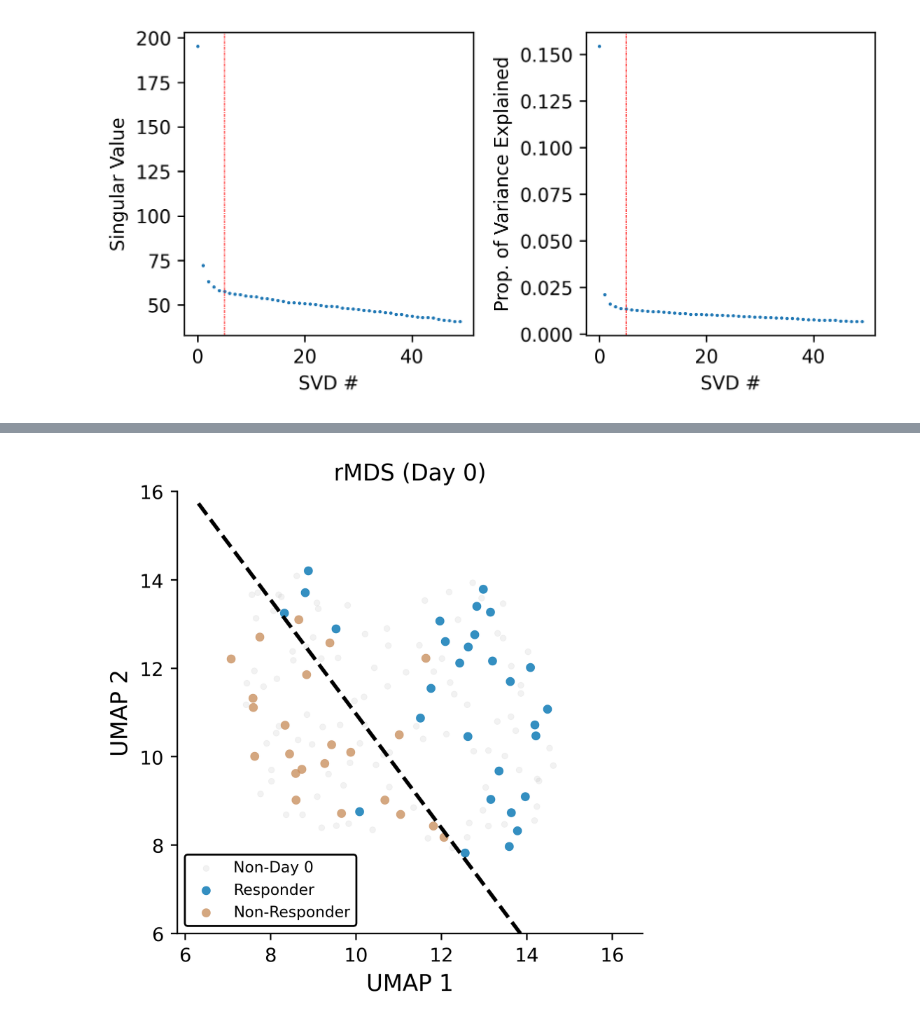
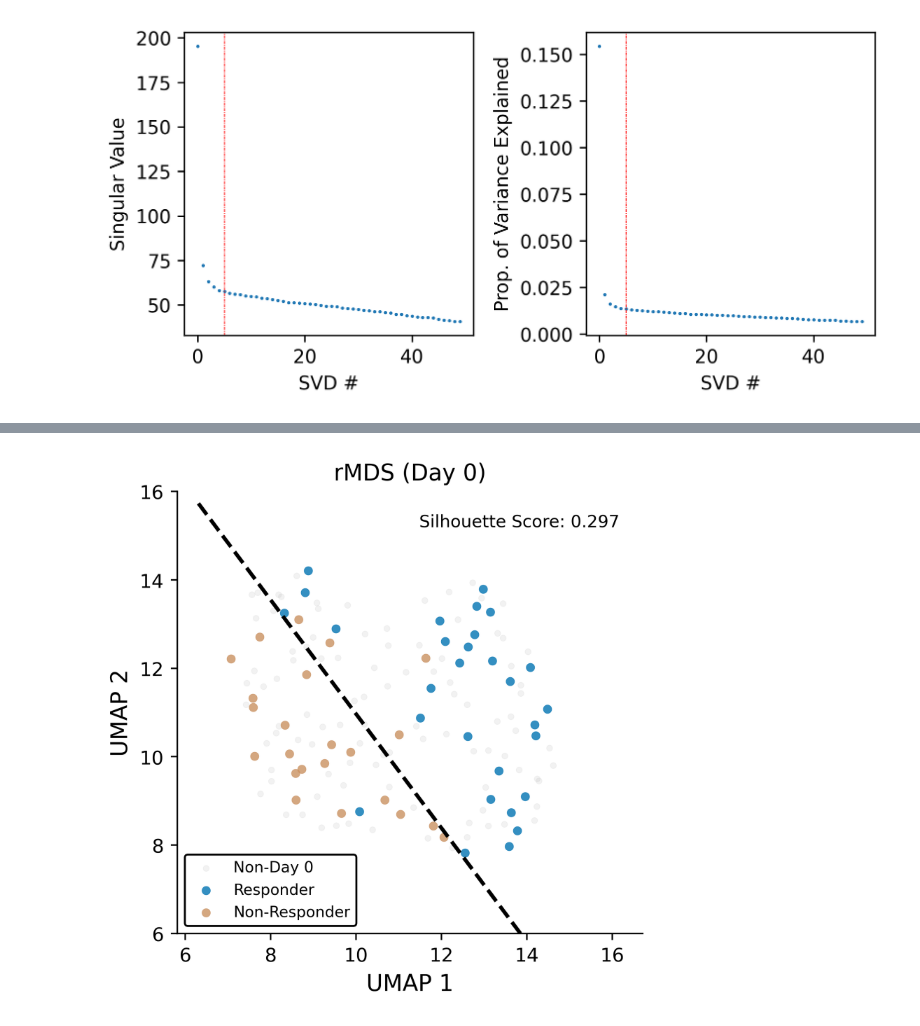
Before and after one commit to epifluidlab/headneck, a Jupyter notebook: Main_Figures/F2/F2B.ipynb, the cells around one changed output, grey strips where cells are left out. Saved outputs shown, nothing was run; the diff lists cells and outputs as text; code cells hidden in the pictures.

```diff
--- a/Main_Figures/F2/F2B.ipynb
+++ b/Main_Figures/F2/F2B.ipynb
@@ -203,36 +207,49 @@ plt.show()
 # %%
+import matplotlib.pyplot as plt
+import seaborn as sns
+from sklearn.metrics import silhouette_score
+
 visit_metadata = hc_data.get_metadata_col("Type of Visit")
 umap_df['Type Of Visit'] = visit_metadata
 
 screen_data = umap_df[umap_df['Type Of Visit'] == 'Day 0']
 non_screen_data = umap_df[umap_df['Type Of Visit'] != 'Day 0']
+
+day0_coords = screen_data[['UMAP1', 'UMAP2']]
+score = silhouette_score(day0_coords, screen_data['Treatment Response'])
 
 unique_treatments = screen_data['Treatment Response'].unique()
 colors = sns.color_palette('colorblind', 10)
 selected_colors = [colors[5], colors[0]]
 color_map = {treatment: selected_colors[i % len(selected_colors)] for i, treatment in enumerate(unique_treatments)}
 
 fig, ax = plt.subplots(figsize=(4.2, 4.2), dpi=400)
 
 ax.scatter(non_screen_data['UMAP1'], non_screen_data['UMAP2'],
            color="gray", label="Non-Day 0", s=10, linewidth=0.2, alpha=0.1)
 
 for treatment, color in reversed(list(color_map.items())):
     subset = screen_data[screen_data['Treatment Response'] == treatment]
     ax.scatter(subset['UMAP1'], subset['UMAP2'], color=color, label=treatment,
                s=20, linewidth=0.2, alpha=0.8)
+
 ax.plot(x_vals, y_vals, linestyle='--', color='black', linewidth=2)
+
+ax.text(0.95, 0.95, f'Silhouette Score: {score:.3f}',
+        transform=ax.transAxes, ha='right', va='top',
+        fontsize=9,
+        bbox=dict(facecolor='white', alpha=0.7, edgecolor='none'))
+
 ax.set_xlabel('UMAP 1', fontsize=12)
 ax.set_ylabel('UMAP 2', fontsize=12)
-ax.set_ylim(0, 15)
+ax.set_ylim(6, 16)
 ax.legend(loc='lower left', fontsize=8, frameon=True, edgecolor='black', facecolor='white', framealpha=1)
 sns.despine()
+
 plt.title('rMDS (Day 0)')
-# ax.set_xlim(2, 11)
-ax.set_ylim(6, 16)
 plt.tight_layout()
 plt.savefig("F2C.rMDS.Day_0.pdf", dpi=600)
 plt.show()
 # %% [output]
-[figure, old version]
+[figure, new version]
 # %%
```
Also changed, not shown: parts of 3 cells of this notebook, 27 other files.
